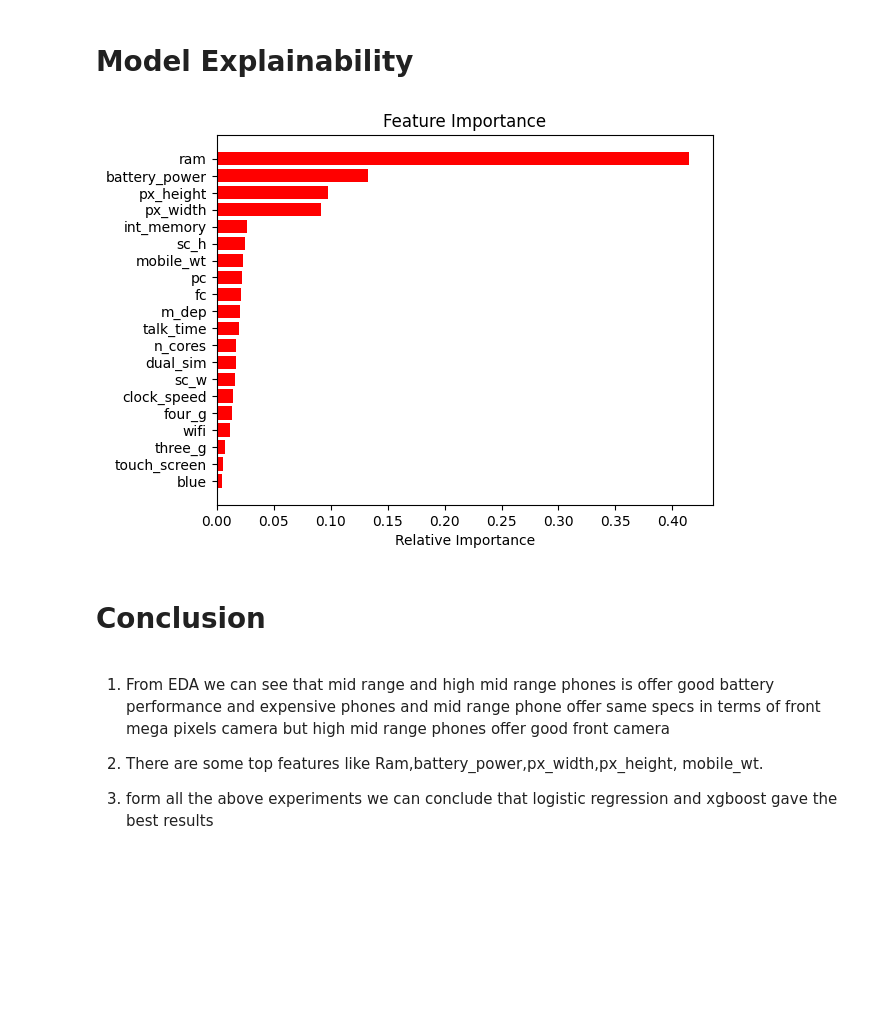
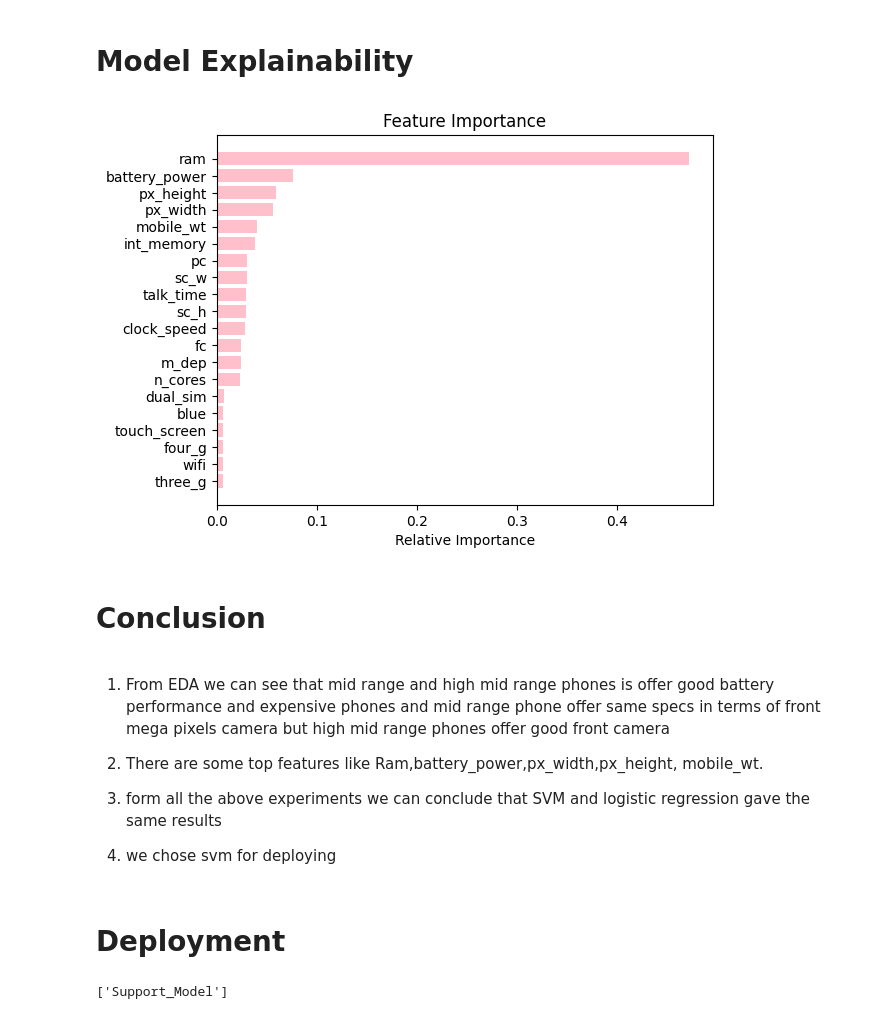
Before and after one commit to Datawithabhishek/Mobile-Price-Range-Prediction, a Jupyter notebook: Mobile_Price_Range_Prediction.ipynb, the cells around one changed output. Drawn from its saved outputs; the diff is of its cells as text; code cells hidden in the pictures; blank space fills up the shorter version.

```diff
--- a/Mobile_Price_Range_Prediction.ipynb
+++ b/Mobile_Price_Range_Prediction.ipynb
@@ -267,0 +273,6 @@ plt.show()
+# %%
+#checking outliers
+for i in (df.describe().columns[:-1]):
+  sns.scatterplot(df,x=range(len(df[i])),y=np.sort(df[i]),hue='price_range')
+  plt.title(i+' distribution')
+  plt.show()
@@ -269,6 +294,6 @@ plt.show()
 in this data we can see that there is very low outilers in the data.
 # %%
  for i in df.describe().columns[:-1]:
-   sns.scatterplot(df,x=i,y=df.describe().columns[-1])
+   sns.scatterplot(df,x=i,y=df.describe().columns[-1],hue='price_range')
    plt.show()
 # %% [output]
@@ -453,11 +465,3 @@ print("minimum error ",min(error),"at the value of k =",error.index(min(error))+
 # %% [output]
 [figure]
 minimum error  0.264 at the value of k = 288
-# %%
-
-accuracy=[]
-for i in range(1,1000):
-  knn = KNeighborsClassifier(n_neighbors=i)
-  knn.fit(x_train,y_train)
-  knn_pred = knn.predict(x_test)
-  accuracy.append(accuracy_score(knn_pred,y_test))
@@ -702,17 +896,17 @@ weighted avg       0.91      0.91      0.91       500
 # Model Explainability
 # %%
 features = independent_varaible
-importances = xgb.feature_importances_
+importances = rf_tune.feature_importances_
 indices = np.argsort(importances)
 # %%
 plt.title('Feature Importance')
-plt.barh(range(len(indices)), importances[indices], color='red', align='center')
+plt.barh(range(len(indices)), importances[indices], color='pink', align='center')
 plt.yticks(range(len(indices)), [features[i] for i in indices])
 plt.xlabel('Relative Importance')
 
 plt.show()
 # %% [output]
-[figure, old version]
+[figure, new version]
 # %% [markdown]
 # Conclusion
 # %% [markdown]
@@ -721,4 +915,8 @@ plt.show()
 2. There are some top features like Ram,battery_power,px_width,px_height,
   mobile_wt.
 
-3. form all the above experiments we can conclude that logistic regression and xgboost gave the best results
+3. form all the above experiments we can conclude that SVM  and logistic regression gave the same results
+
+4. we chose svm for deploying
+# %% [markdown]
+# **Deployment**
@@ -724,0 +925,4 @@ plt.show()
+# %%
+joblib.dump(scv,'Support_Model')
+# %% [output]
+['Support_Model']
```
Also changed, not shown: parts of 74 cells of this notebook.
